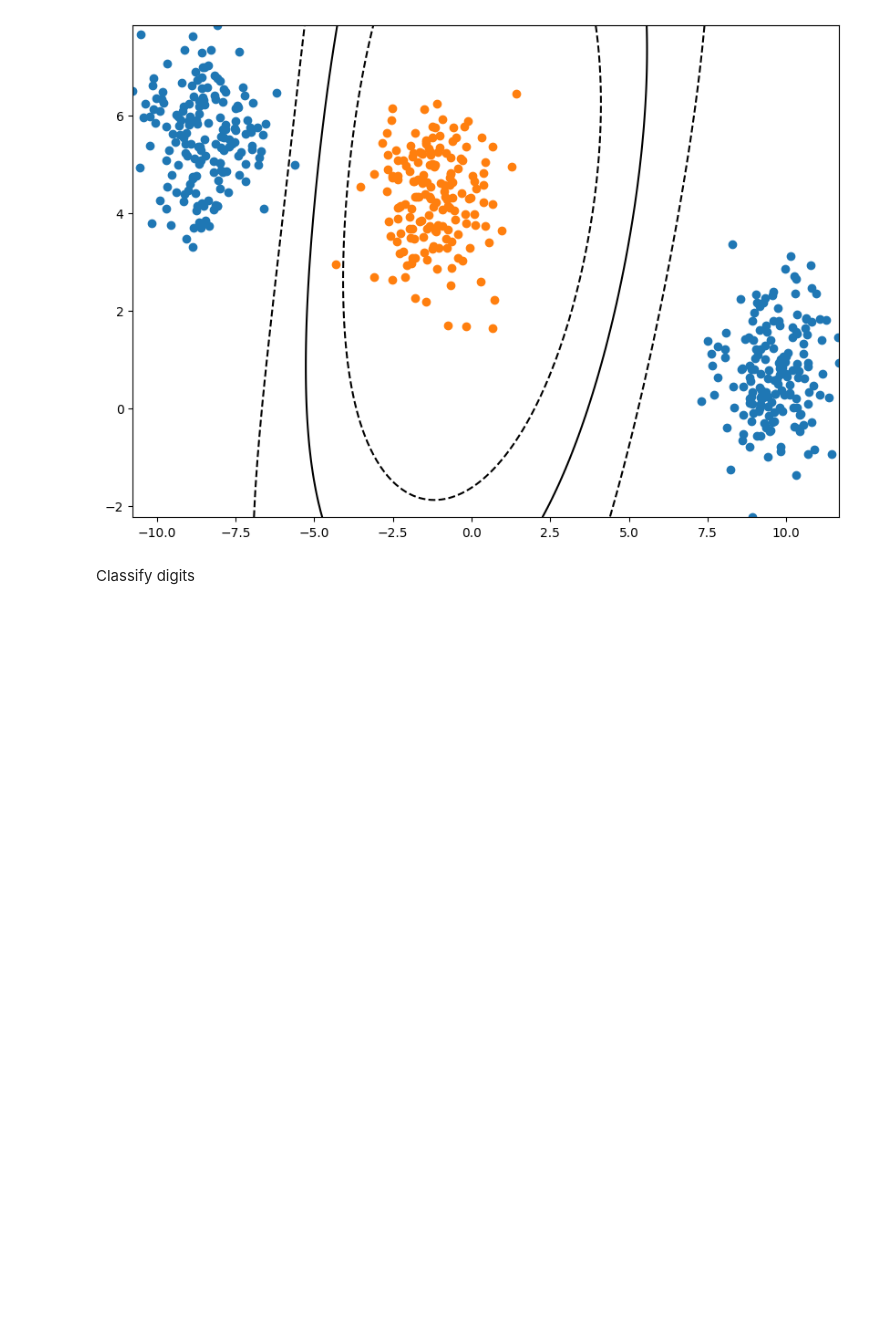
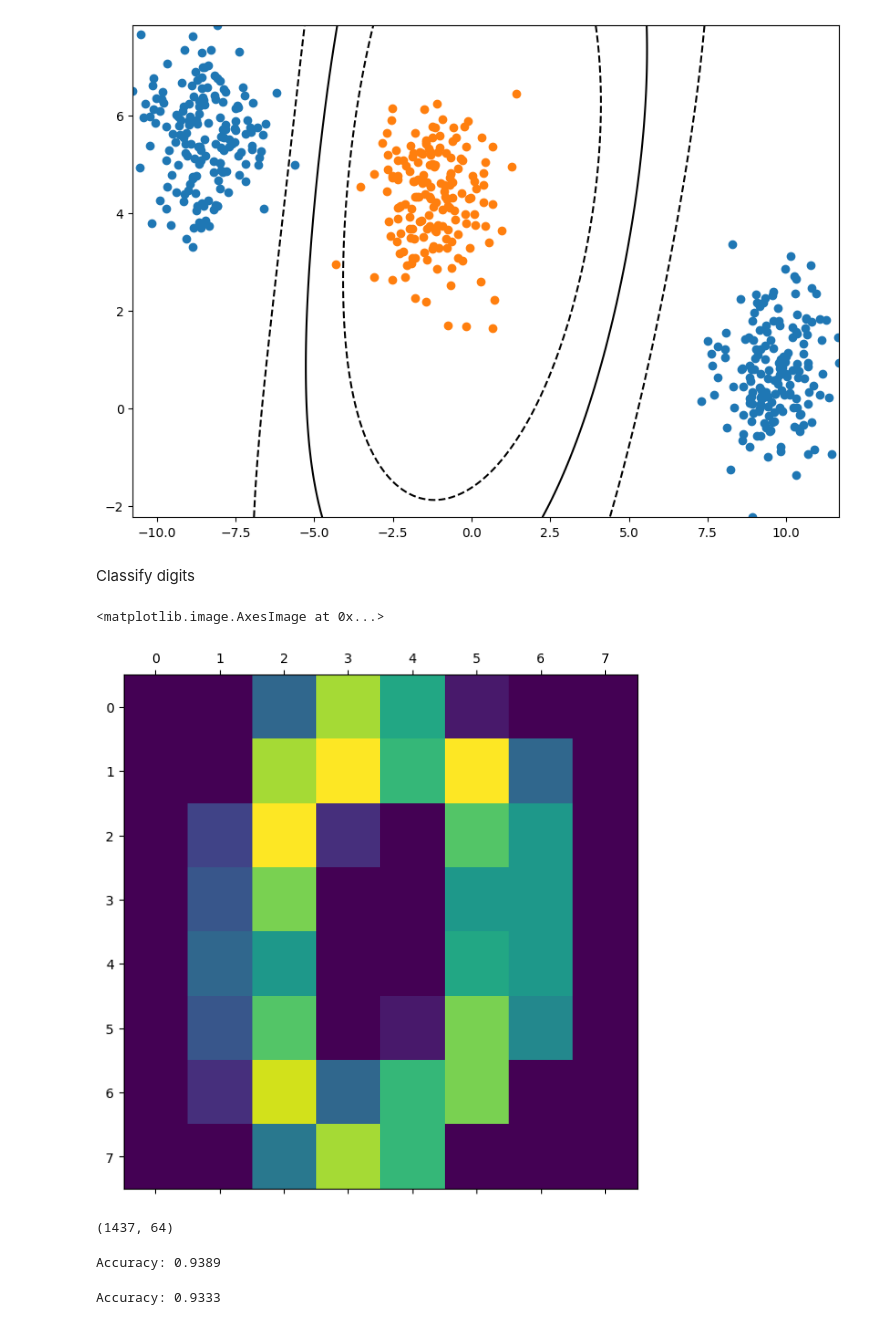
Before and after one commit to Youssra1999/ML_Projects, a Jupyter notebook: ML_Tutorials.ipynb, the cells around one changed output. Drawn from its saved outputs; the diff is of its cells as text; code cells hidden in the pictures; blank space fills up the shorter version.

```diff
--- a/ML_Tutorials.ipynb
+++ b/ML_Tutorials.ipynb
@@ -304,3 +304,17 @@ ax.contour(XX, YY, Z, colors="black",
 Classify digits
 # %%
 from sklearn.datasets import load_digits
+# %%
+digits = load_digits()
+X, y = digits.data, digits.target
+X_train, X_test, y_train, y_test = train_test_split(X, y, test_size=0.2, random_state=0)
+# %%
+fig, ax = plt.subplots()
+ax.matshow(digits.images[0])
+# %% [output]
+<matplotlib.image.AxesImage at 0x...>
+[figure, added]
+# %%
+X_train.shape
+# %% [output]
+(1437, 64)
@@ -306,0 +323,6 @@ from sklearn.datasets import load_digits
+# %%
+clf.fit(X_train, y_train)
+y_pred = clf.predict(X_test)
+print('Accuracy: %.4f' % accuracy_score(y_test, y_pred))
+# %% [output]
+Accuracy: 0.9389
@@ -306,0 +331,6 @@ from sklearn.datasets import load_digits
+# %%
+clf.fit(X_train, y_train)
+y_pred = clf.predict(X_test)
+print('Accuracy: %.4f' % accuracy_score(y_test, y_pred))
+# %% [output]
+Accuracy: 0.9333
```
Also changed, not shown: parts of 9 cells of this notebook.
